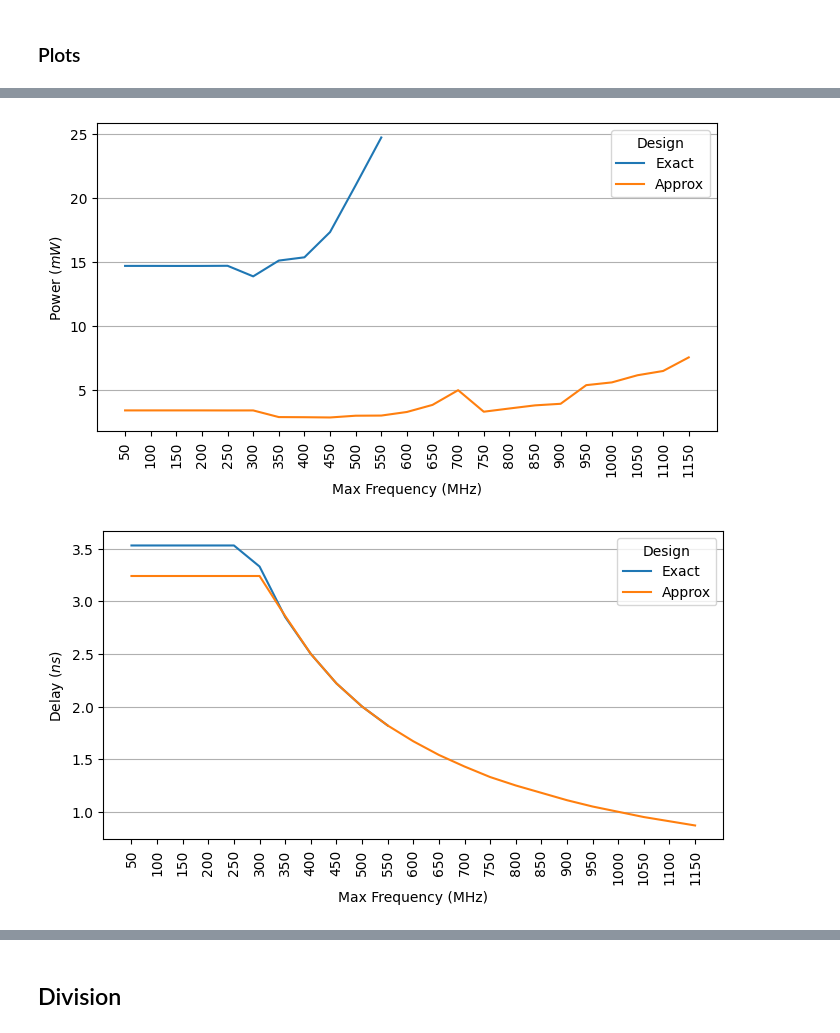
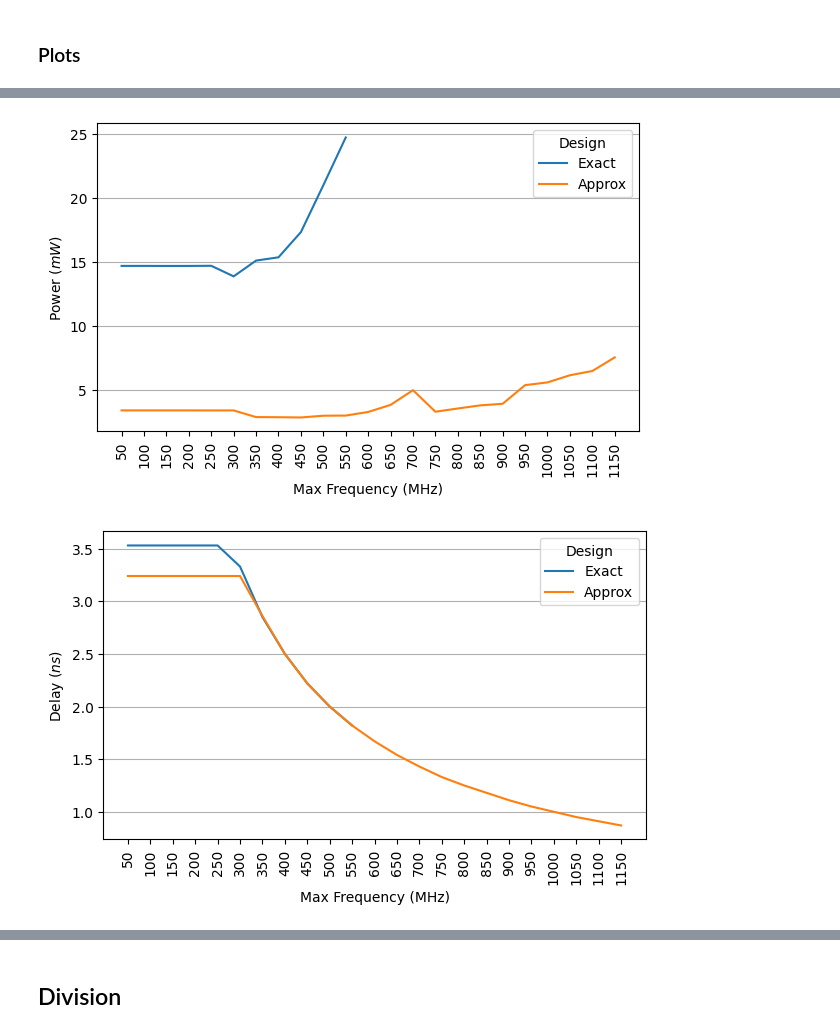
Before and after one commit to RaulMurillo/CoNGA_23, a Jupyter notebook: vhdl/plot_graphs.ipynb, the cells around one changed output, grey strips where cells are left out. Cells and saved outputs as stored; diff of their text form; code cells hidden in the pictures.

```diff
--- a/vhdl/plot_graphs.ipynb
+++ b/vhdl/plot_graphs.ipynb
@@ -154,27 +155,27 @@ plt.show()
 # %%
 ax1 = power_df.plot.line(
 	y="Power",
 	rot = 90,
 	ylabel="Power ($mW$)",
-    figsize=(8,4)
+    figsize=(7,4)
 )
 ax1.set_xticks(range(50,1200,50))
 # ax1.set_xlim(50)
 # ax1.set_ylim(0)
 ax1.grid(True, axis="y")
 
 # plt.grid(False, axis="x")
 plt.xlabel('Max Frequency (MHz)')
 plt.savefig('figs/mult_power.pdf', bbox_inches="tight")
 plt.show()
 # %% [output]
-[figure, old version]
+[figure, new version]
 # %%
 ax1 = delay_df.plot.line(
 	y="Delay",
 	rot = 90,
 	ylabel="Delay ($ns$)",
-    figsize=(8,4)
+    figsize=(7,4)
 )
 ax1.set_xticks(range(50,1200,50))
 # ax1.set_xlim(50)
@@ -186,7 +187,7 @@ plt.xlabel('Max Frequency (MHz)')
 plt.savefig('figs/mult_delay.pdf', bbox_inches="tight")
 plt.show()
 # %% [output]
-[figure, old version]
+[figure, new version]
 # %%
 ax1 = energy_df.plot.line(
     y="Energy",
```
Also changed, not shown: parts of 16 cells of this notebook, 18 other files.
